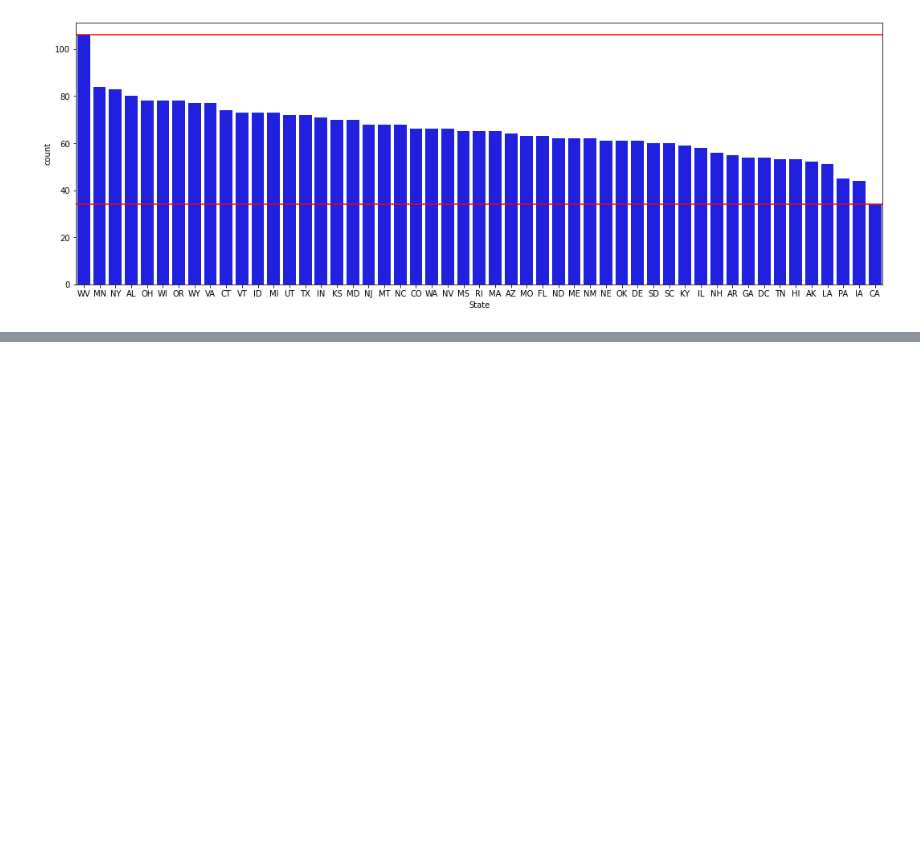
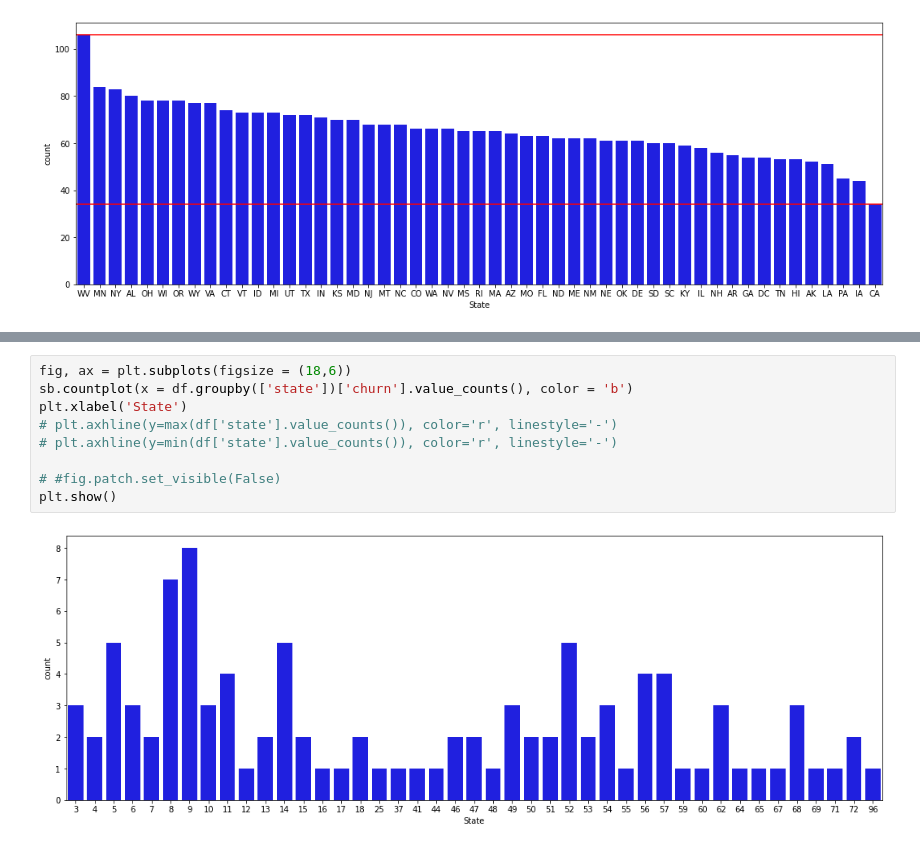
Before and after one commit to ptorres001/customer_churn, a Jupyter notebook: 01_EDA_Cleaning.ipynb, the cells around one changed output, grey strips where cells are left out. Drawn from its saved outputs; the diff is of its cells as text; blank space fills up the shorter version.

Commit message:
inspecting which states may have more churn

```diff
--- a/01_EDA_Cleaning.ipynb
+++ b/01_EDA_Cleaning.ipynb
@@ -74,0 +92,11 @@ plt.show()
+# %%
+fig, ax = plt.subplots(figsize = (18,6))
+sb.countplot(x = df.groupby(['state'])['churn'].value_counts(), color = 'b')
+plt.xlabel('State')
+# plt.axhline(y=max(df['state'].value_counts()), color='r', linestyle='-')
+# plt.axhline(y=min(df['state'].value_counts()), color='r', linestyle='-')
+
+# #fig.patch.set_visible(False)
+plt.show()
+# %% [output]
+[figure, added]
```
Also changed, not shown: parts of 1 cell of this notebook.
